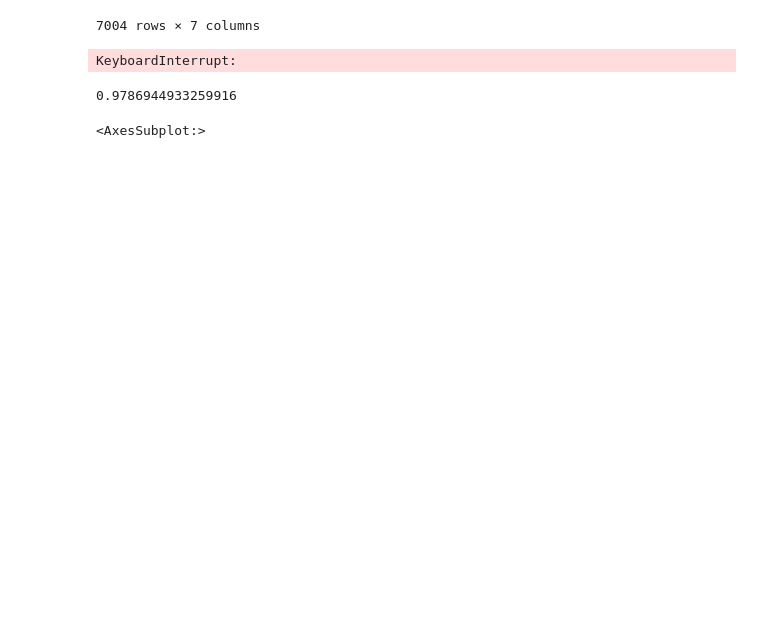
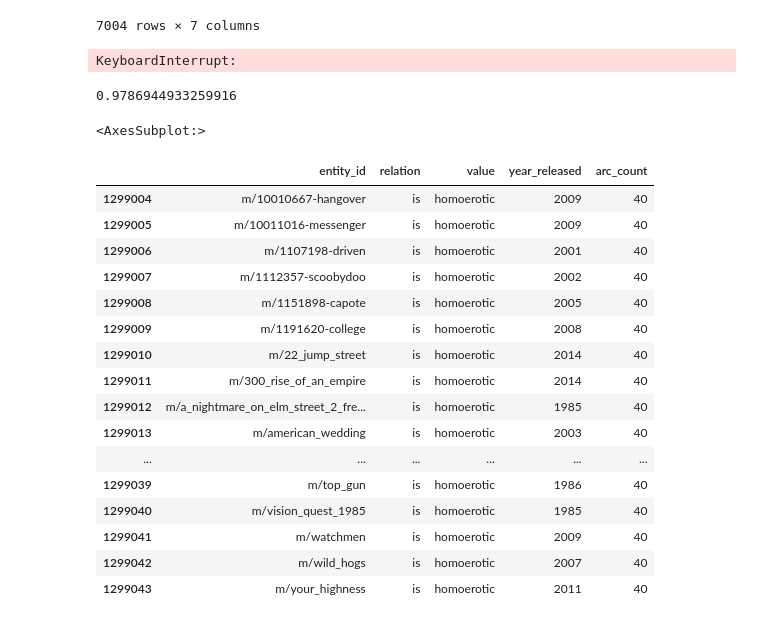
Before and after one commit to tomkpace/blue-ribbon, a Jupyter notebook: fusion.ipynb, the cells around one changed output. Cells and saved outputs as stored; diff of their text form; code cells hidden in the pictures; blank space fills up the shorter version.

```diff
--- a/fusion.ipynb
+++ b/fusion.ipynb
@@ -104,3 +161,23 @@ toy = toy[["entity_id", "relation", "value"]]
 
 # kg_obj = KnowledgeGraphGenerator(known_data_list=[toy])
 # fuser = TransEFuser(kg_obj, max_epochs=1, batch_size=1024)
+# %%
+full_df[full_df["value"] == "homoerotic"]
+# %% [output]
+|  | entity_id | relation | value | year_released | arc_count |
+| 1299004 | m/10010667-hangover | is | homoerotic | 2009 | 40 |
+| 1299005 | m/10011016-messenger | is | homoerotic | 2009 | 40 |
+| 1299006 | m/1107198-driven | is | homoerotic | 2001 | 40 |
+| 1299007 | m/1112357-scoobydoo | is | homoerotic | 2002 | 40 |
+| 1299008 | m/1151898-capote | is | homoerotic | 2005 | 40 |
+| 1299009 | m/1191620-college | is | homoerotic | 2008 | 40 |
+| 1299010 | m/22_jump_street | is | homoerotic | 2014 | 40 |
+| 1299011 | m/300_rise_of_an_empire | is | homoerotic | 2014 | 40 |
+| 1299012 | m/a_nightmare_on_elm_street_2_fre... | is | homoerotic | 1985 | 40 |
+| 1299013 | m/american_wedding | is | homoerotic | 2003 | 40 |
+| ... | ... | ... | ... | ... | ... |
+| 1299039 | m/top_gun | is | homoerotic | 1986 | 40 |
+| 1299040 | m/vision_quest_1985 | is | homoerotic | 1985 | 40 |
+| 1299041 | m/watchmen | is | homoerotic | 2009 | 40 |
+| 1299042 | m/wild_hogs | is | homoerotic | 2007 | 40 |
+| 1299043 | m/your_highness | is | homoerotic | 2011 | 40 |
```
Also changed, not shown: parts of 32 cells of this notebook, 2 other files.
